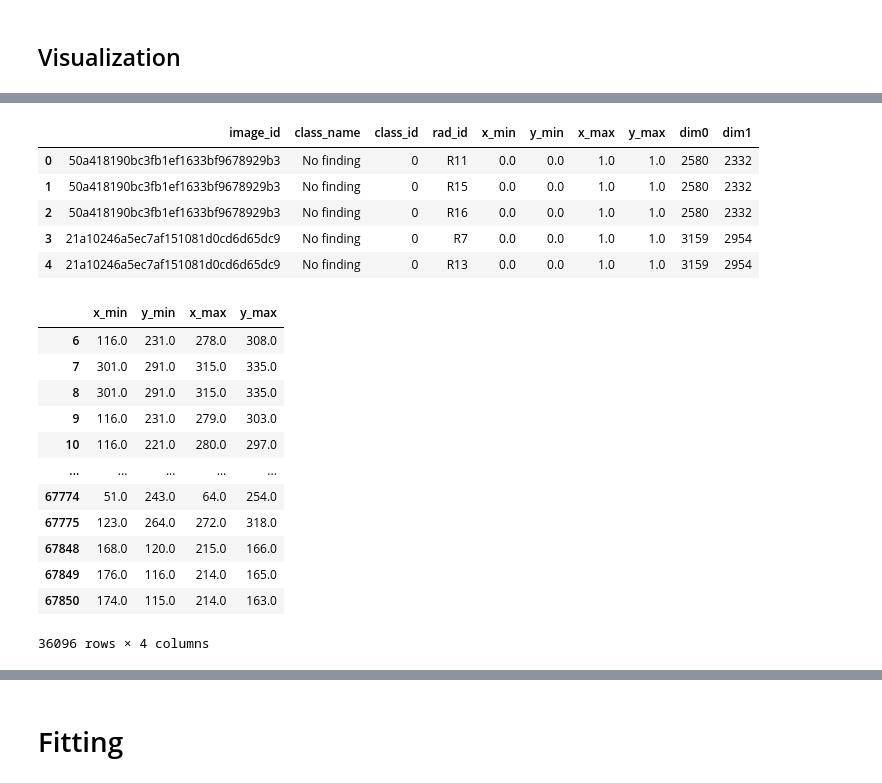
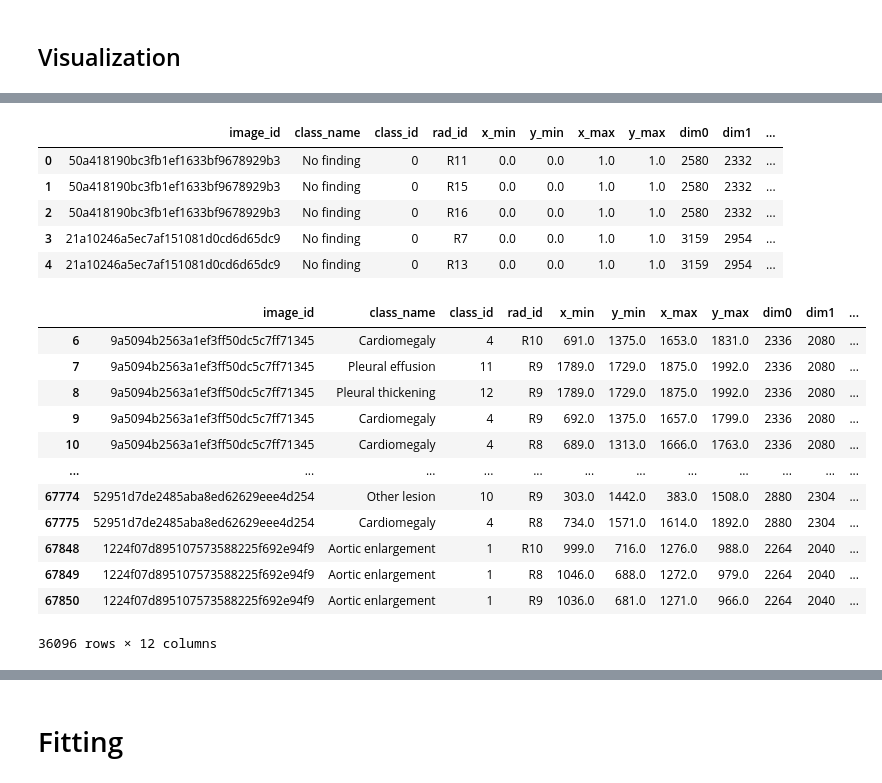
Before and after one commit to ShinAnase/VinBigData, a Jupyter notebook: mainFasterRCNN.ipynb, the cells around one changed output, grey strips where cells are left out. Cells and saved outputs as stored; diff of their text form; code cells hidden in the pictures.

```diff
--- a/mainFasterRCNN.ipynb
+++ b/mainFasterRCNN.ipynb
@@ -163,10 +163,3 @@ def preprocessing(param, train):
     #    trainFeature.loc[trainFeature.class_id != 0, ["x_min", "y_min", "x_max", "y_max"]].round()
 
     return trainFeature
-# %%
-trainFeature_ = pd.read_csv(INPUT + '/train.csv')
-trainFeature["rate_x"] = 1.
-trainFeature["rate_y"] = 1.
-tmp = SIZE/trainFeature.loc[trainFeature.class_id != 0, ["dim1"]]
-trainFeature.loc[trainFeature.class_id != 0, ["rate_x"]] = tmp.values.squeeze()
-trainFeature.loc[trainFeature.class_id != 0, ["rate_x"]]
@@ -235,25 +176,25 @@ Wall time: 21.5 ms
 # %%
 trainVsl.head(5)
 # %% [output]
-|  | image_id | class_name | class_id | rad_id | x_min | y_min | x_max | y_max | dim0 | dim1 |
-| 0 | 50a418190bc3fb1ef1633bf9678929b3 | No finding | 0 | R11 | 0.0 | 0.0 | 1.0 | 1.0 | 2580 | 2332 |
-| 1 | 50a418190bc3fb1ef1633bf9678929b3 | No finding | 0 | R15 | 0.0 | 0.0 | 1.0 | 1.0 | 2580 | 2332 |
-| 2 | 50a418190bc3fb1ef1633bf9678929b3 | No finding | 0 | R16 | 0.0 | 0.0 | 1.0 | 1.0 | 2580 | 2332 |
-| 3 | 21a10246a5ec7af151081d0cd6d65dc9 | No finding | 0 | R7 | 0.0 | 0.0 | 1.0 | 1.0 | 3159 | 2954 |
-| 4 | 21a10246a5ec7af151081d0cd6d65dc9 | No finding | 0 | R13 | 0.0 | 0.0 | 1.0 | 1.0 | 3159 | 2954 |
+|  | image_id | class_name | class_id | rad_id | x_min | y_min | x_max | y_max | dim0 | dim1 | ... |
+| 0 | 50a418190bc3fb1ef1633bf9678929b3 | No finding | 0 | R11 | 0.0 | 0.0 | 1.0 | 1.0 | 2580 | 2332 | ... |
+| 1 | 50a418190bc3fb1ef1633bf9678929b3 | No finding | 0 | R15 | 0.0 | 0.0 | 1.0 | 1.0 | 2580 | 2332 | ... |
+| 2 | 50a418190bc3fb1ef1633bf9678929b3 | No finding | 0 | R16 | 0.0 | 0.0 | 1.0 | 1.0 | 2580 | 2332 | ... |
+| 3 | 21a10246a5ec7af151081d0cd6d65dc9 | No finding | 0 | R7 | 0.0 | 0.0 | 1.0 | 1.0 | 3159 | 2954 | ... |
+| 4 | 21a10246a5ec7af151081d0cd6d65dc9 | No finding | 0 | R13 | 0.0 | 0.0 | 1.0 | 1.0 | 3159 | 2954 | ... |
 # %%
-trainVsl.loc[trainVsl.class_id != 0, ["x_min", "y_min", "x_max", "y_max"]]
+trainVsl.loc[trainVsl.class_id != 0,]
 # %% [output]
-|  | x_min | y_min | x_max | y_max |
-| 6 | 116.0 | 231.0 | 278.0 | 308.0 |
-| 7 | 301.0 | 291.0 | 315.0 | 335.0 |
-| 8 | 301.0 | 291.0 | 315.0 | 335.0 |
-| 9 | 116.0 | 231.0 | 279.0 | 303.0 |
-| 10 | 116.0 | 221.0 | 280.0 | 297.0 |
-| ... | ... | ... | ... | ... |
-| 67774 | 51.0 | 243.0 | 64.0 | 254.0 |
-| 67775 | 123.0 | 264.0 | 272.0 | 318.0 |
-| 67848 | 168.0 | 120.0 | 215.0 | 166.0 |
-| 67849 | 176.0 | 116.0 | 214.0 | 165.0 |
-| 67850 | 174.0 | 115.0 | 214.0 | 163.0 |
+|  | image_id | class_name | class_id | rad_id | x_min | y_min | x_max | y_max | dim0 | dim1 | ... |
+| 6 | 9a5094b2563a1ef3ff50dc5c7ff71345 | Cardiomegaly | 4 | R10 | 691.0 | 1375.0 | 1653.0 | 1831.0 | 2336 | 2080 | ... |
+| 7 | 9a5094b2563a1ef3ff50dc5c7ff71345 | Pleural effusion | 11 | R9 | 1789.0 | 1729.0 | 1875.0 | 1992.0 | 2336 | 2080 | ... |
+| 8 | 9a5094b2563a1ef3ff50dc5c7ff71345 | Pleural thickening | 12 | R9 | 1789.0 | 1729.0 | 1875.0 | 1992.0 | 2336 | 2080 | ... |
+| 9 | 9a5094b2563a1ef3ff50dc5c7ff71345 | Cardiomegaly | 4 | R9 | 692.0 | 1375.0 | 1657.0 | 1799.0 | 2336 | 2080 | ... |
+| 10 | 9a5094b2563a1ef3ff50dc5c7ff71345 | Cardiomegaly | 4 | R8 | 689.0 | 1313.0 | 1666.0 | 1763.0 | 2336 | 2080 | ... |
+| ... | ... | ... | ... | ... | ... | ... | ... | ... | ... | ... | ... |
+| 67774 | 52951d7de2485aba8ed62629eee4d254 | Other lesion | 10 | R9 | 303.0 | 1442.0 | 383.0 | 1508.0 | 2880 | 2304 | ... |
+| 67775 | 52951d7de2485aba8ed62629eee4d254 | Cardiomegaly | 4 | R8 | 734.0 | 1571.0 | 1614.0 | 1892.0 | 2880 | 2304 | ... |
+| 67848 | 1224f07d895107573588225f692e94f9 | Aortic enlargement | 1 | R10 | 999.0 | 716.0 | 1276.0 | 988.0 | 2264 | 2040 | ... |
+| 67849 | 1224f07d895107573588225f692e94f9 | Aortic enlargement | 1 | R8 | 1046.0 | 688.0 | 1272.0 | 979.0 | 2264 | 2040 | ... |
+| 67850 | 1224f07d895107573588225f692e94f9 | Aortic enlargement | 1 | R9 | 1036.0 | 681.0 | 1271.0 | 966.0 | 2264 | 2040 | ... |
-36096 rows × 4 columns
+36096 rows × 12 columns
```
Also changed, not shown: parts of 12 cells of this notebook, 1 other file.
